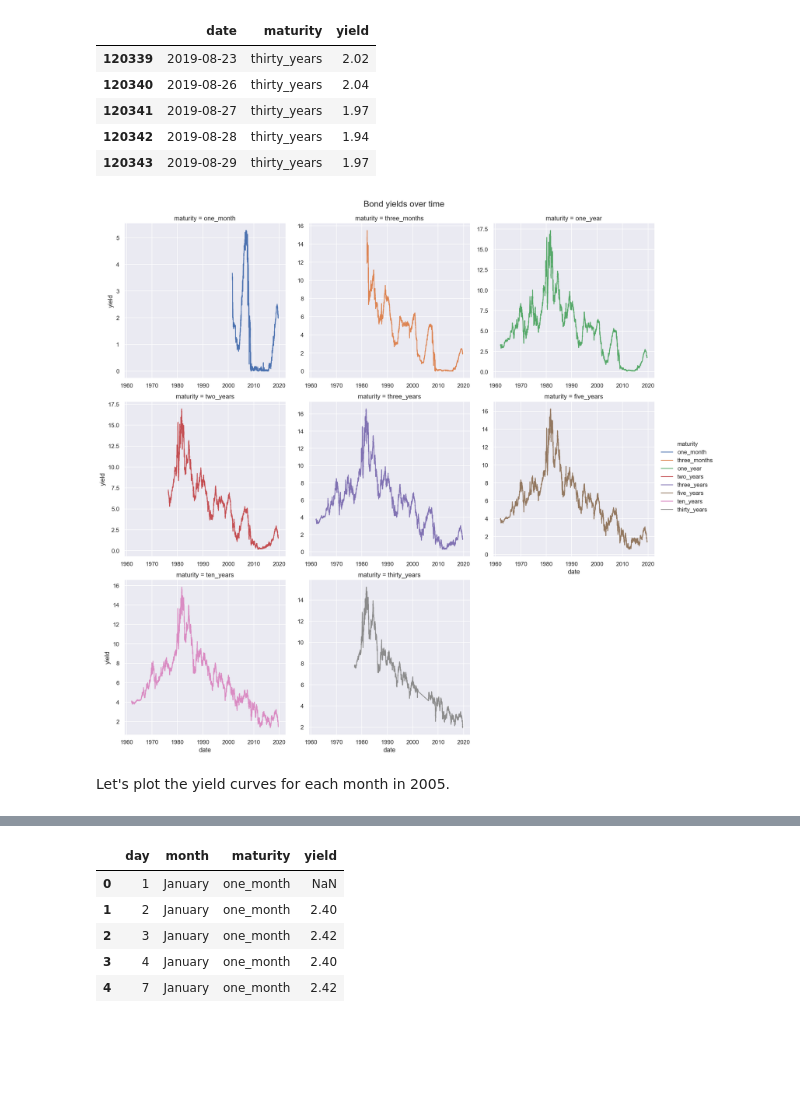
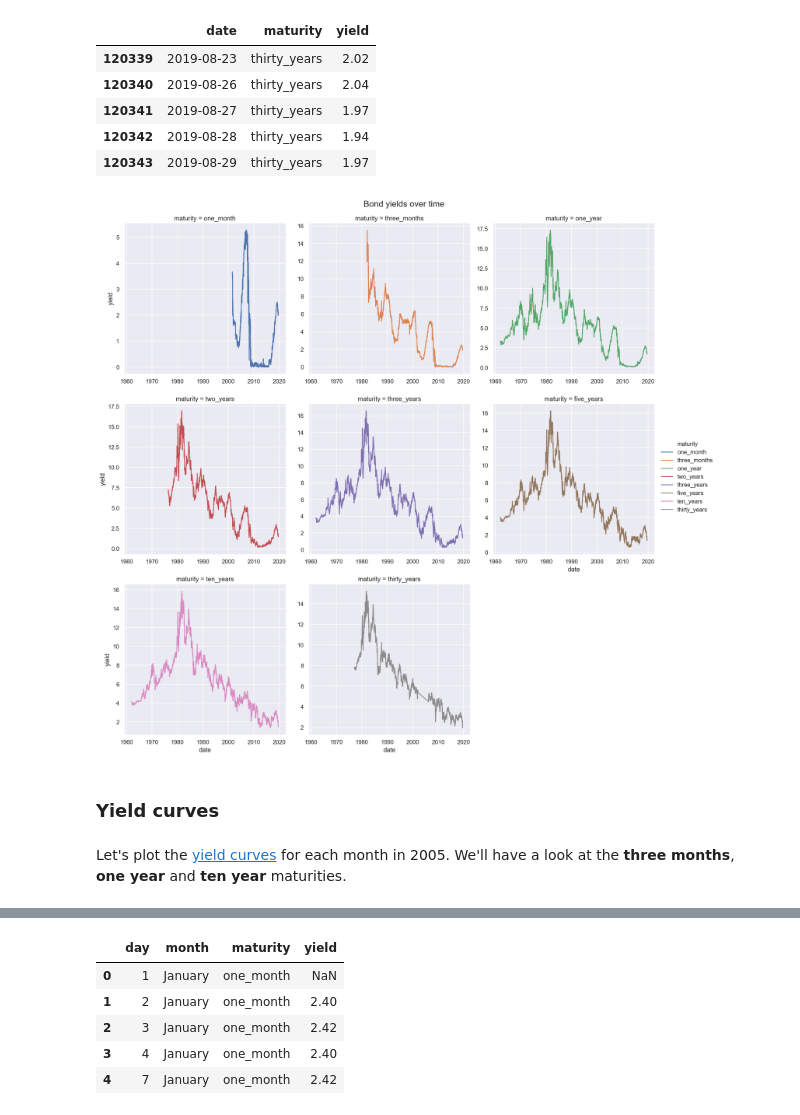
Before and after one commit to lambdaclass/finance_playground, a Jupyter notebook: notebooks/bonds/0.1-exploratory-analysis.ipynb, the cells around one changed output, grey strips where cells are left out. Drawn from its saved outputs; the diff is of its cells as text; code cells hidden in the pictures; blank space fills up the shorter version.

Commit message:
Fixed plot spacing. Added links for yield curves

```diff
--- a/notebooks/bonds/0.1-exploratory-analysis.ipynb
+++ b/notebooks/bonds/0.1-exploratory-analysis.ipynb
@@ -100,16 +100,18 @@ bonds_tidy.tail()
 # %%
 g = sns.relplot(x='date', y='yield', col='maturity', hue='maturity',
             facet_kws=dict(sharey=False, sharex=True), col_wrap=3,
             kind='line', data=bonds_tidy)
 
 g.fig.suptitle('Bond yields over time', size=16)
 for ax in g.axes.flatten():
     ax.tick_params(labelbottom=True)
-g.fig.subplots_adjust(top=.94);
+g.fig.subplots_adjust(top=.94, hspace=0.2);
 # %% [output]
-[figure, old version]
+[figure, new version]
+# %% [markdown]
+### Yield curves
 # %% [markdown]
-Let's plot the yield curves for each month in 2005.
+Let's plot the [yield curves](https://www.investopedia.com/terms/y/yieldcurve.asp) for each month in 2005. We'll have a look at the **three months**, **one year** and **ten year** maturities.
 # %%
 bonds_2005 = bonds.loc['2005']
 bonds_2005['day'] = bonds_2005.index.day
```
Also changed, not shown: parts of 4 cells of this notebook.
